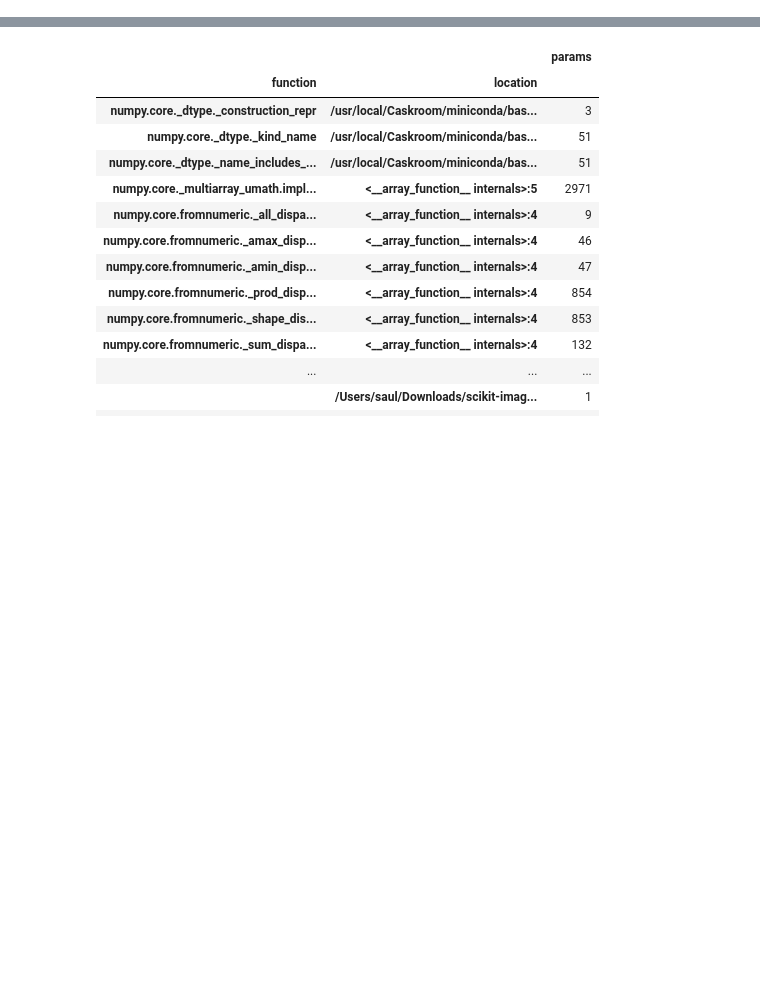
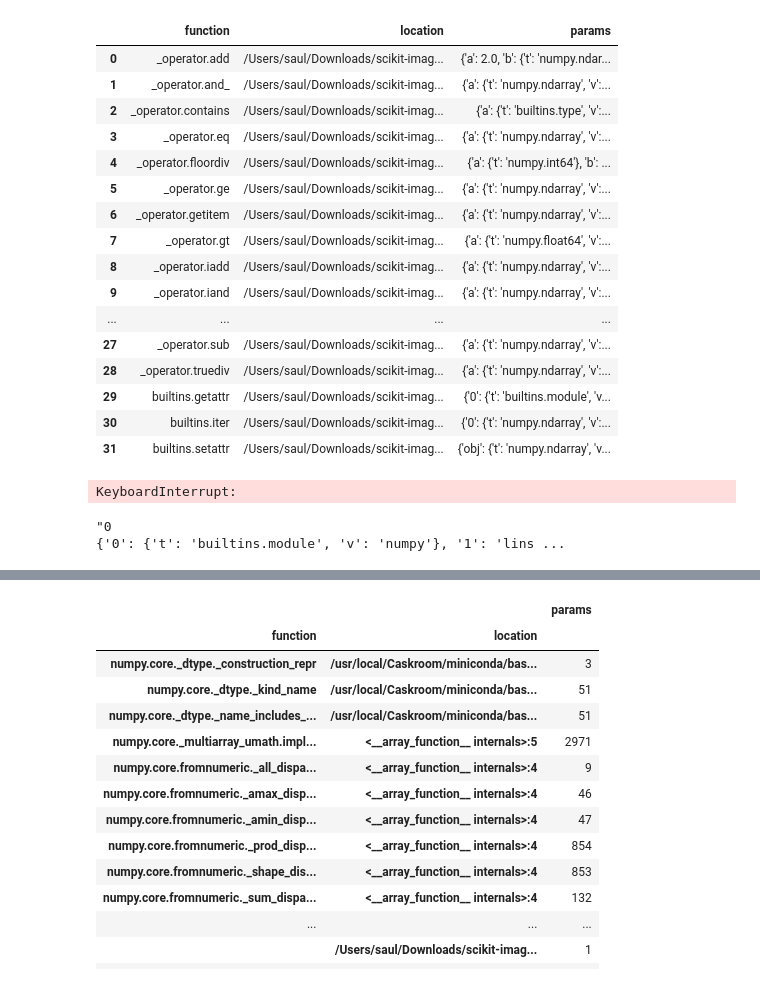
Before and after one commit to data-apis/python-record-api, a Jupyter notebook: Analysis.ipynb, the cells around one changed output, grey strips where cells are left out. Saved outputs shown, nothing was run; the diff lists cells and outputs as text; code cells hidden in the pictures; blank space fills up the shorter version.

```diff
--- a/Analysis.ipynb
+++ b/Analysis.ipynb
@@ -26,0 +276,26 @@ data = pandas.read_json('data/raw/skimage.jsonl', lines=True)
+# %%
+examples = data.groupby('function').first().reset_index()
+# %%
+examples[~examples['function'].str.startswith('numpy')]
+# %% [output]
+|  | function | location | params |
+| 0 | _operator.add | /Users/saul/Downloads/scikit-imag... | {'a': 2.0, 'b': {'t': 'numpy.ndar... |
+| 1 | _operator.and_ | /Users/saul/Downloads/scikit-imag... | {'a': {'t': 'numpy.ndarray', 'v':... |
+| 2 | _operator.contains | /Users/saul/Downloads/scikit-imag... | {'a': {'t': 'builtins.type', 'v':... |
+| 3 | _operator.eq | /Users/saul/Downloads/scikit-imag... | {'a': {'t': 'numpy.ndarray', 'v':... |
+| 4 | _operator.floordiv | /Users/saul/Downloads/scikit-imag... | {'a': {'t': 'numpy.int64'}, 'b': ... |
+| 5 | _operator.ge | /Users/saul/Downloads/scikit-imag... | {'a': {'t': 'numpy.ndarray', 'v':... |
+| 6 | _operator.getitem | /Users/saul/Downloads/scikit-imag... | {'a': {'t': 'numpy.ndarray', 'v':... |
+| 7 | _operator.gt | /Users/saul/Downloads/scikit-imag... | {'a': {'t': 'numpy.float64', 'v':... |
+| 8 | _operator.iadd | /Users/saul/Downloads/scikit-imag... | {'a': {'t': 'numpy.ndarray', 'v':... |
+| 9 | _operator.iand | /Users/saul/Downloads/scikit-imag... | {'a': {'t': 'numpy.ndarray', 'v':... |
+| ... | ... | ... | ... |
+| 27 | _operator.sub | /Users/saul/Downloads/scikit-imag... | {'a': {'t': 'numpy.ndarray', 'v':... |
+| 28 | _operator.truediv | /Users/saul/Downloads/scikit-imag... | {'a': {'t': 'numpy.ndarray', 'v':... |
+| 29 | builtins.getattr | /Users/saul/Downloads/scikit-imag... | {'0': {'t': 'builtins.module', 'v... |
+| 30 | builtins.iter | /Users/saul/Downloads/scikit-imag... | {'0': {'t': 'numpy.ndarray', 'v':... |
+| 31 | builtins.setattr | /Users/saul/Downloads/scikit-imag... | {'obj': {'t': 'numpy.ndarray', 'v... |
+# %%
+data['params_str'] = data['params'].to_string()
+# %% [output]
+KeyboardInterrupt:
@@ -26,0 +304,4 @@ data = pandas.read_json('data/raw/skimage.jsonl', lines=True)
+# %%
+s['params'].to_string()
+# %% [output]
+"0                                                                                                                                              {'0': {'t': 'builtins.module', 'v': 'numpy'}, '1': 'lins ...
```
Also changed, not shown: parts of 28 cells of this notebook, 14 other files.
